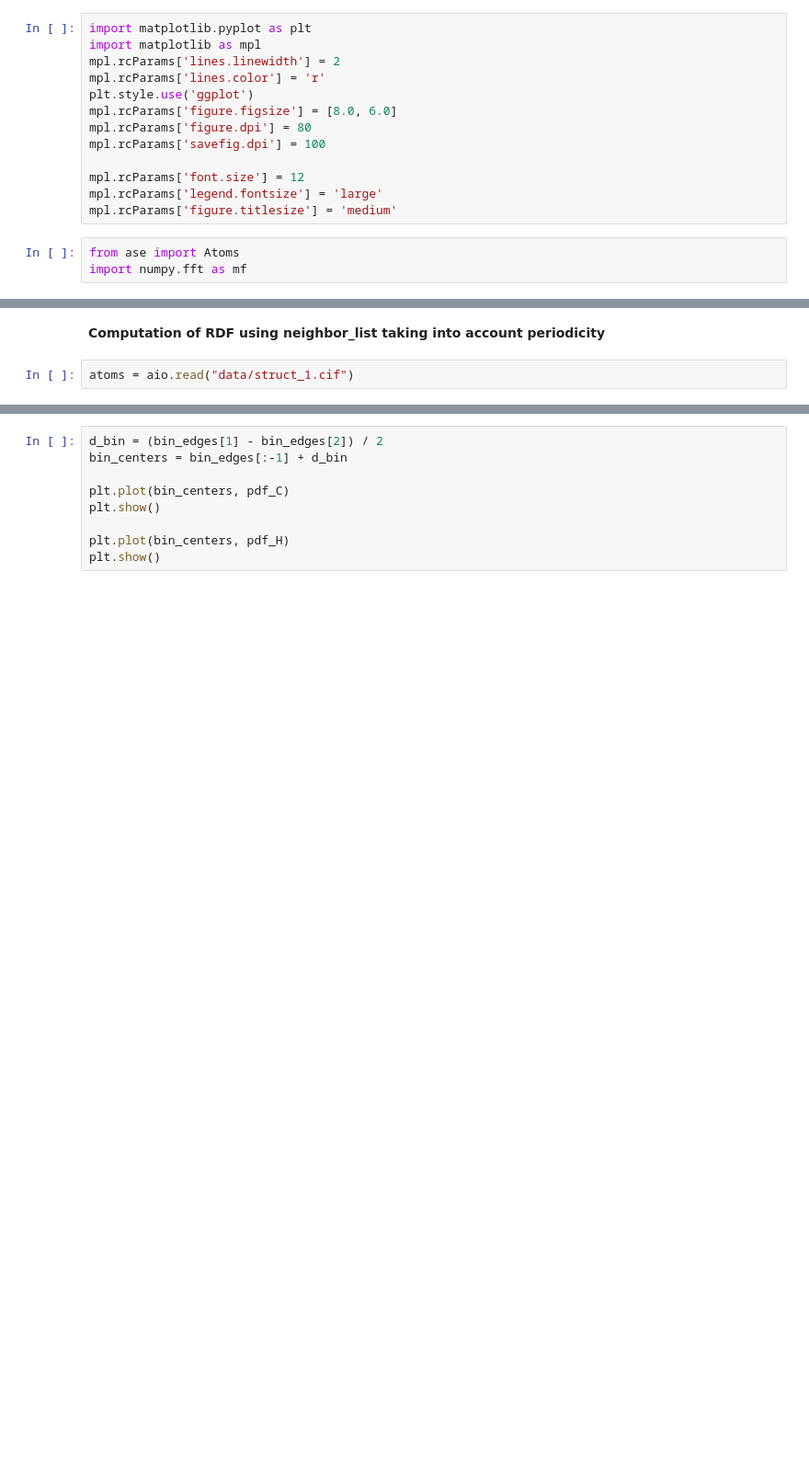
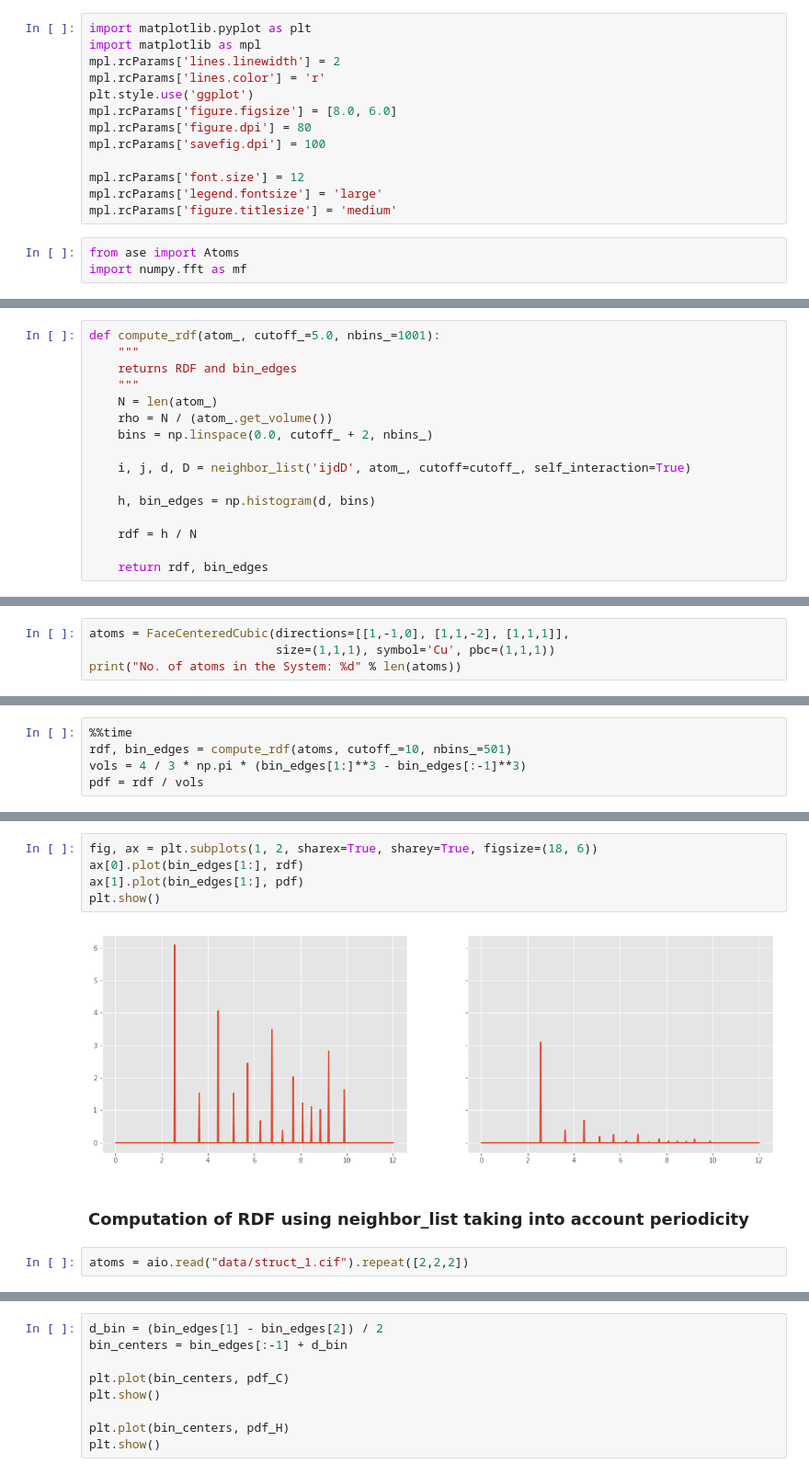
Before and after one commit to auag92/atomStat, a Jupyter notebook: RDF_cif.ipynb, the cells around one changed output, grey strips where cells are left out. Shown: that part at 92% size. Cells and saved outputs as stored; diff of their text form; blank space fills up the shorter version.

Commit message:
rdf figured

```diff
--- a/RDF_cif.ipynb
+++ b/RDF_cif.ipynb
@@ -59,3 +57,19 @@ def conv_kernel(kern_arr, p):
     h2 = mf.fftn(p)
     density = mf.ifftn(h1.conj() * h2).real
     return density
+# %%
+def compute_rdf(atom_, cutoff_=5.0, nbins_=1001):
+    """
+    returns RDF and bin_edges
+    """
+    N = len(atom_)
+    rho = N / (atom_.get_volume())
+    bins = np.linspace(0.0, cutoff_ + 2, nbins_)
+
+    i, j, d, D = neighbor_list('ijdD', atom_, cutoff=cutoff_, self_interaction=True)
+
+    h, bin_edges = np.histogram(d, bins)
+
+    rdf = h / N
+
+    return rdf, bin_edges
@@ -61,0 +129,4 @@ def conv_kernel(kern_arr, p):
+# %%
+atoms = FaceCenteredCubic(directions=[[1,-1,0], [1,1,-2], [1,1,1]],
+                          size=(1,1,1), symbol='Cu', pbc=(1,1,1))
+print("No. of atoms in the System: %d" % len(atoms))
@@ -61,0 +135,5 @@ def conv_kernel(kern_arr, p):
+# %%
+%%time
+rdf, bin_edges = compute_rdf(atoms, cutoff_=10, nbins_=501)
+vols = 4 / 3 * np.pi * (bin_edges[1:]**3 - bin_edges[:-1]**3)
+pdf = rdf / vols
@@ -62,4 +143,11 @@ def conv_kernel(kern_arr, p):
+# %%
+fig, ax = plt.subplots(1, 2, sharex=True, sharey=True, figsize=(18, 6))
+ax[0].plot(bin_edges[1:], rdf)
+ax[1].plot(bin_edges[1:], pdf)
+plt.show()
+# %% [output]
+[figure, added]
 # %% [markdown]
-**Computation of RDF using neighbor_list taking into account periodicity**
+### Computation of RDF using neighbor_list taking into account periodicity
 # %%
-atoms = aio.read("data/struct_1.cif")
+atoms = aio.read("data/struct_1.cif").repeat([2,2,2])
```
Also changed, not shown: parts of 14 cells of this notebook, 2 other files.
